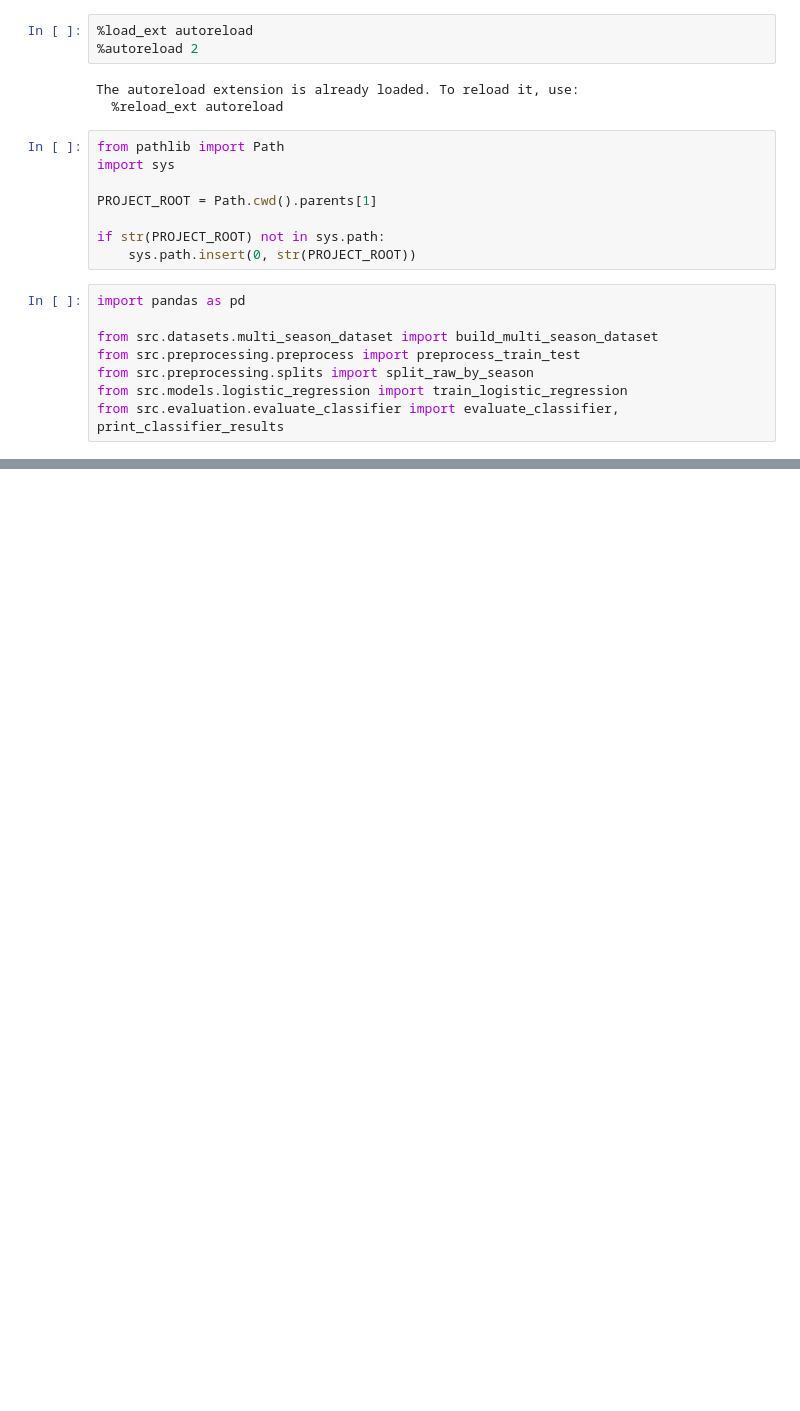
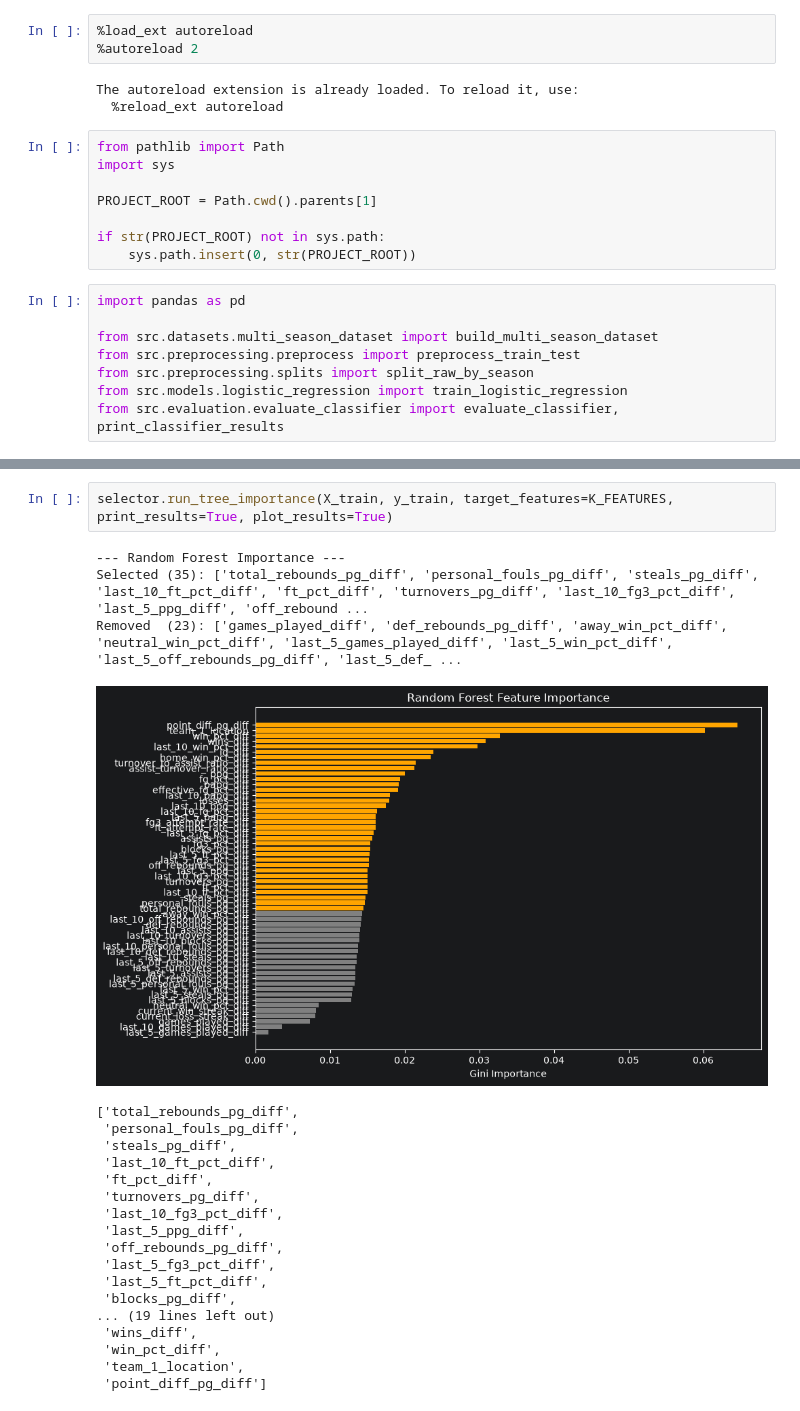
Before and after one commit to ItamarKroitoru/march-not-so-madness, a Jupyter notebook: src/notebooks/ml_v1.ipynb, the cells around one changed output, grey strips where cells are left out. Drawn from its saved outputs; the diff is of its cells as text; blank space fills up the shorter version.

```diff
--- a/src/notebooks/ml_v1.ipynb
+++ b/src/notebooks/ml_v1.ipynb
@@ -70,0 +140,24 @@ Test confusion matrix:
+# %%
+selector.run_tree_importance(X_train, y_train, target_features=K_FEATURES, print_results=True, plot_results=True)
+# %% [output]
+--- Random Forest Importance ---
+Selected (35): ['total_rebounds_pg_diff', 'personal_fouls_pg_diff', 'steals_pg_diff', 'last_10_ft_pct_diff', 'ft_pct_diff', 'turnovers_pg_diff', 'last_10_fg3_pct_diff', 'last_5_ppg_diff', 'off_rebound ...
+Removed  (23): ['games_played_diff', 'def_rebounds_pg_diff', 'away_win_pct_diff', 'neutral_win_pct_diff', 'last_5_games_played_diff', 'last_5_win_pct_diff', 'last_5_off_rebounds_pg_diff', 'last_5_def_ ...
+[figure, added]
+['total_rebounds_pg_diff',
+ 'personal_fouls_pg_diff',
+ 'steals_pg_diff',
+ 'last_10_ft_pct_diff',
+ 'ft_pct_diff',
+ 'turnovers_pg_diff',
+ 'last_10_fg3_pct_diff',
+ 'last_5_ppg_diff',
+ 'off_rebounds_pg_diff',
+ 'last_5_fg3_pct_diff',
+ 'last_5_ft_pct_diff',
+ 'blocks_pg_diff',
+... (19 lines left out)
+ 'wins_diff',
+ 'win_pct_diff',
+ 'team_1_location',
+ 'point_diff_pg_diff']
```
Also changed, not shown: parts of 6 cells of this notebook, 7 other files.
